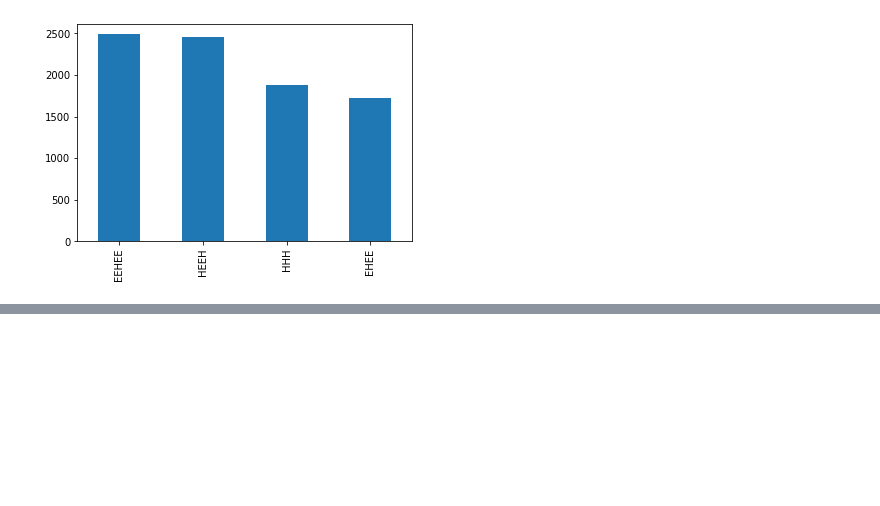
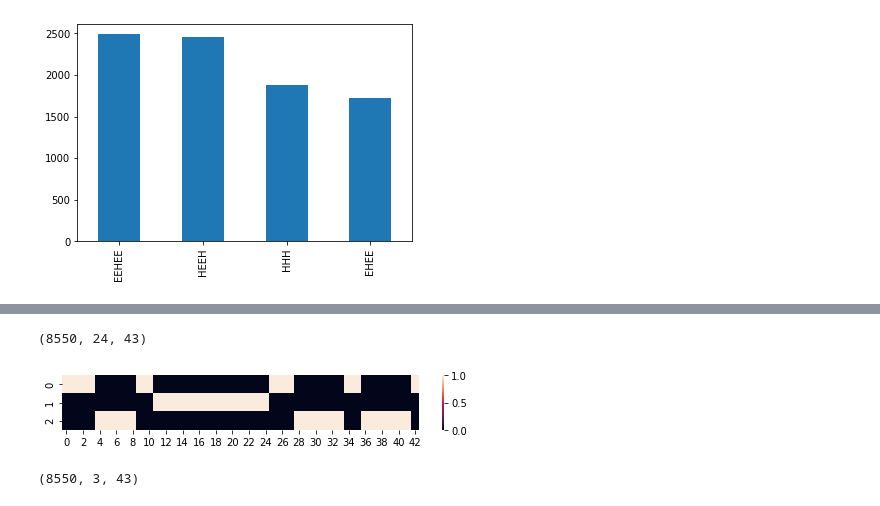
Before and after one commit to AlessioZanga/BioHackaton2021, a Jupyter notebook: dataset_exploration.ipynb, the cells around one changed output, grey strips where cells are left out. Saved outputs shown, nothing was run; the diff lists cells and outputs as text; code cells hidden in the pictures; blank space fills up the shorter version.

```diff
--- a/dataset_exploration.ipynb
+++ b/dataset_exploration.ipynb
@@ -205,0 +274,4 @@ structure_type.value_counts().plot.bar()
+# %%
+sequence_features.shape
+# %% [output]
+(8550, 24, 43)
@@ -205,0 +280,17 @@ structure_type.value_counts().plot.bar()
+# %%
+structures = {
+    "T": np.array([1, 0, 0]),
+    "H": np.array([0, 1, 0]),
+    "E": np.array([0, 0, 1]),
+}
+# %%
+def get_structure_features(structure: str):
+    return np.vstack([
+        structures[s]
+        for s in structure
+    ]).T
+# %%
+_, ax = plt.subplots(figsize=(8, 1))
+_ = sns.heatmap(get_structure_features(single_train.loc[0, "secondary_structure"]), ax=ax)
+# %% [output]
+[figure, added]
@@ -205,0 +302,4 @@ structure_type.value_counts().plot.bar()
+# %%
+structure_features.shape
+# %% [output]
+(8550, 3, 43)
```
Also changed, not shown: parts of 25 cells of this notebook, 5 other files.
